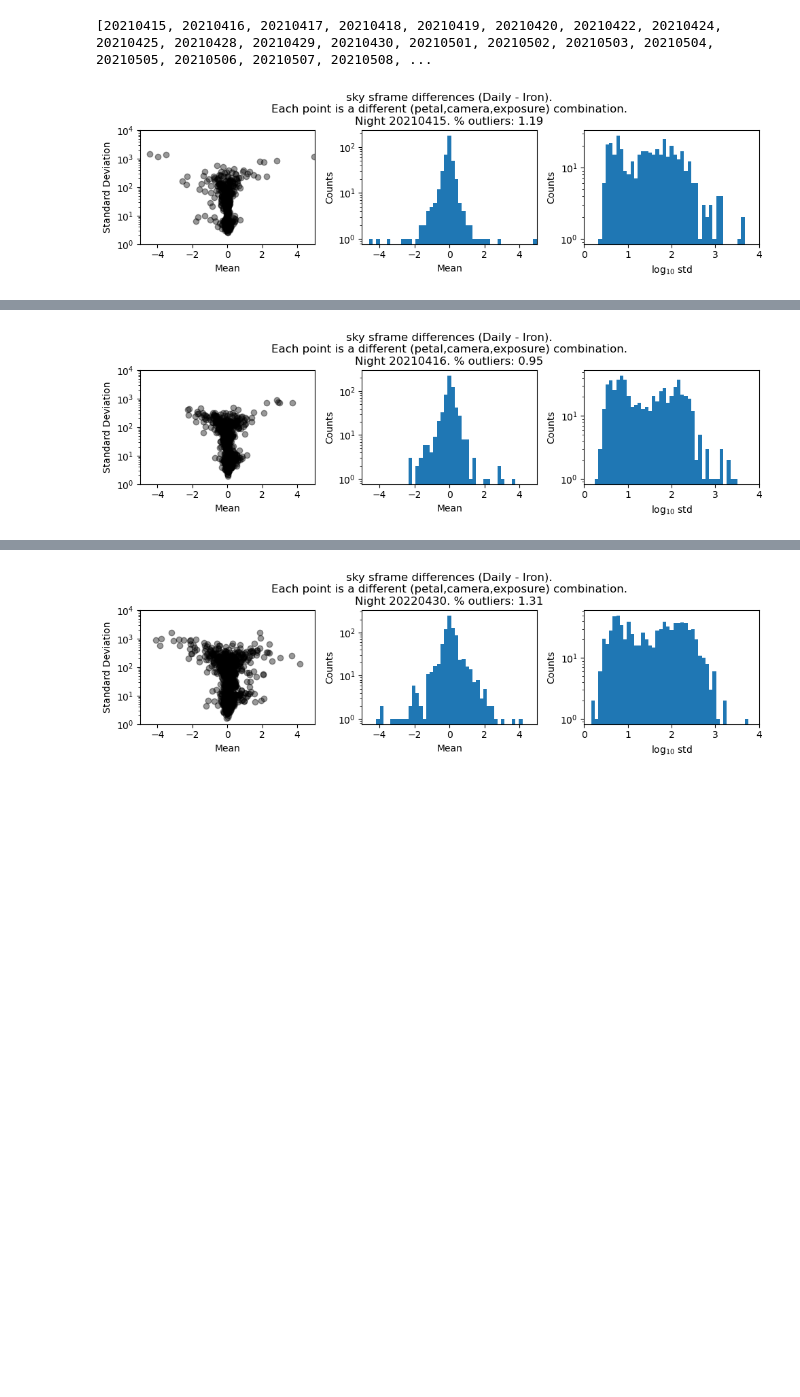
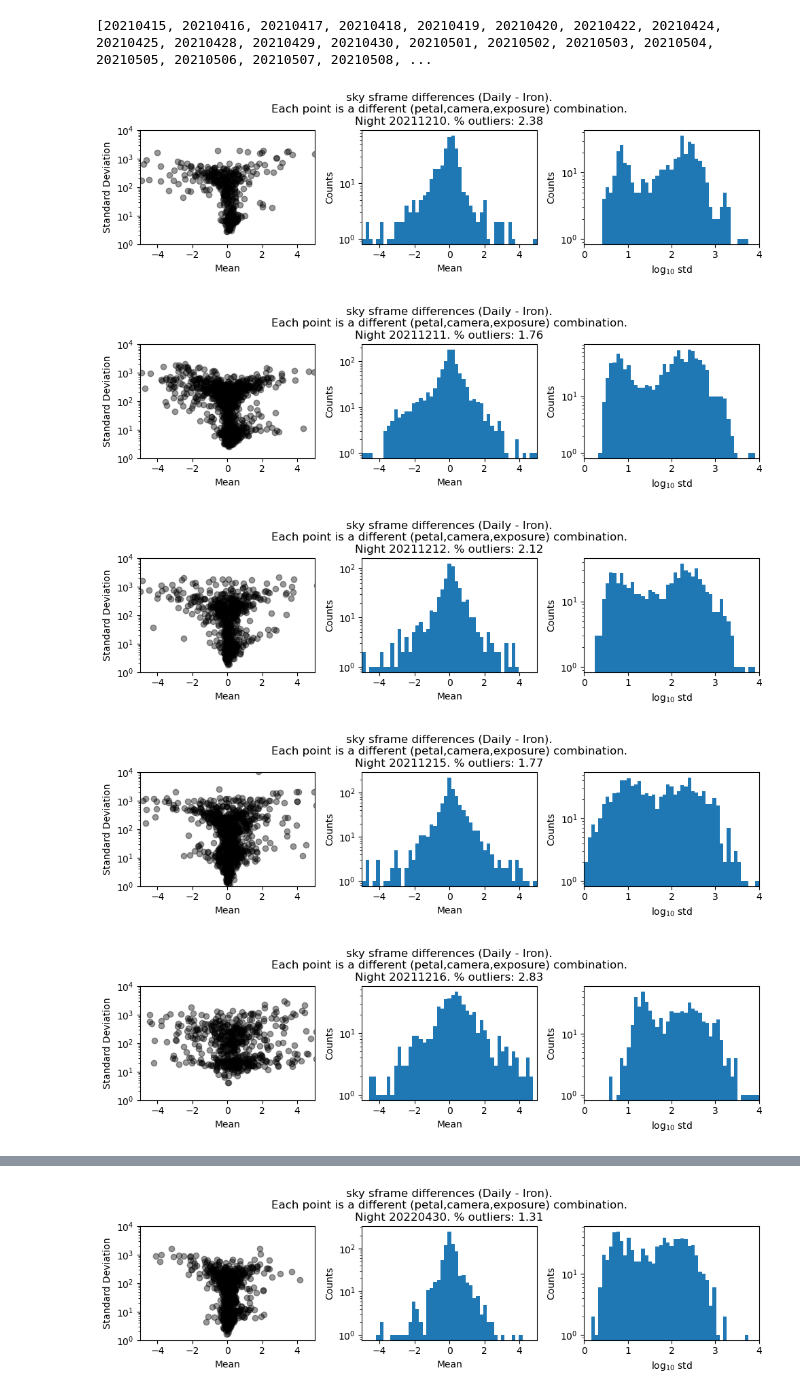
Before and after one commit to forero/desidatavalidation, a Jupyter notebook: nb/compare_sframes.ipynb, the cells around one changed output, grey strips where cells are left out. Drawn from its saved outputs; the diff is of its cells as text; code cells hidden in the pictures; blank space fills up the shorter version.

Commit message:
plotting

```diff
--- a/nb/compare_sframes.ipynb
+++ b/nb/compare_sframes.ipynb
@@ -144,6 +142,11 @@ def plot_differences(date, data_path="../data/"):
     plt.savefig('ssframe_diff_daily-iron_{}.jpg'.format(date))
     return mean, std
 # %%
-a = plot_differences(20210415)
+for date in nights[140:150]:
+    a = plot_differences(date)
 # %% [output]
-[figure, old version]
+[figure, new version]
+[figure, added]
+[figure, added]
+[figure, added]
+[figure, added]
@@ -150,4 +157,0 @@ a = plot_differences(20210415)
-# %%
-a = plot_differences(20210416)
-# %% [output]
-[figure, removed]
```
Also changed, not shown: parts of 4 cells of this notebook.
